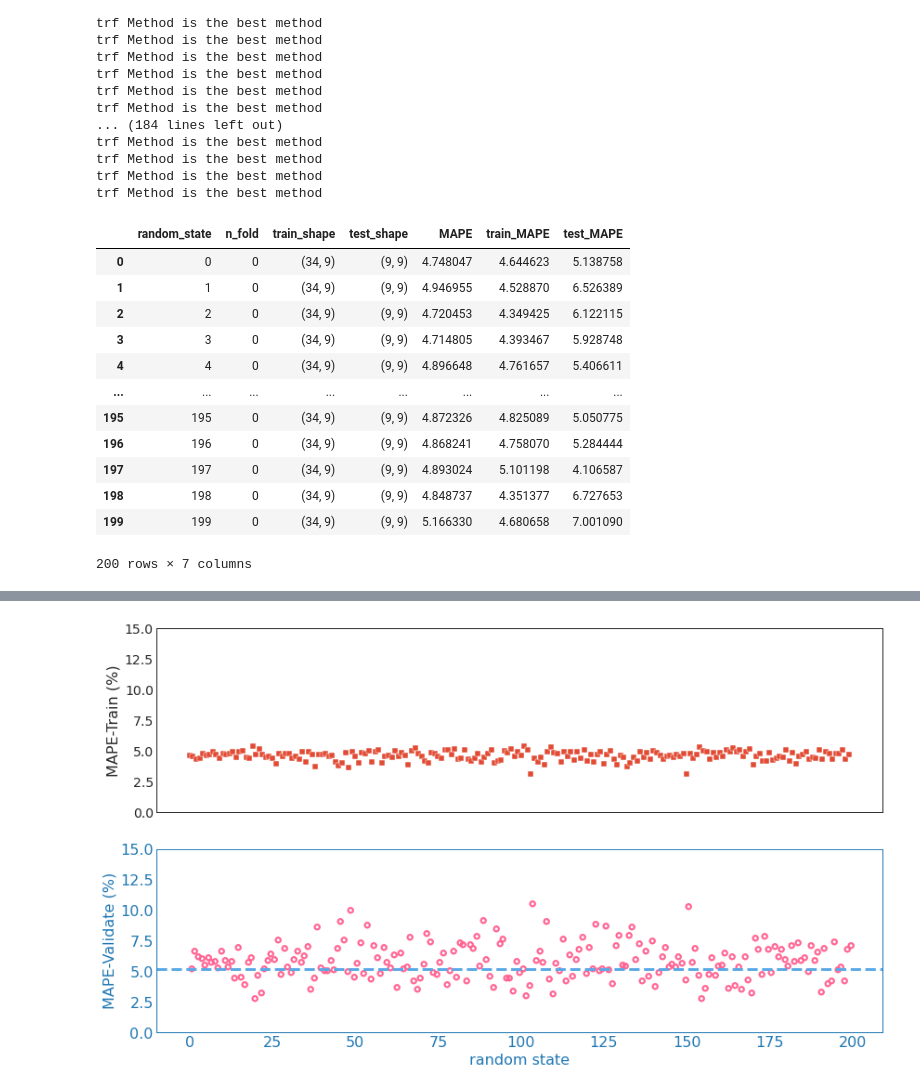
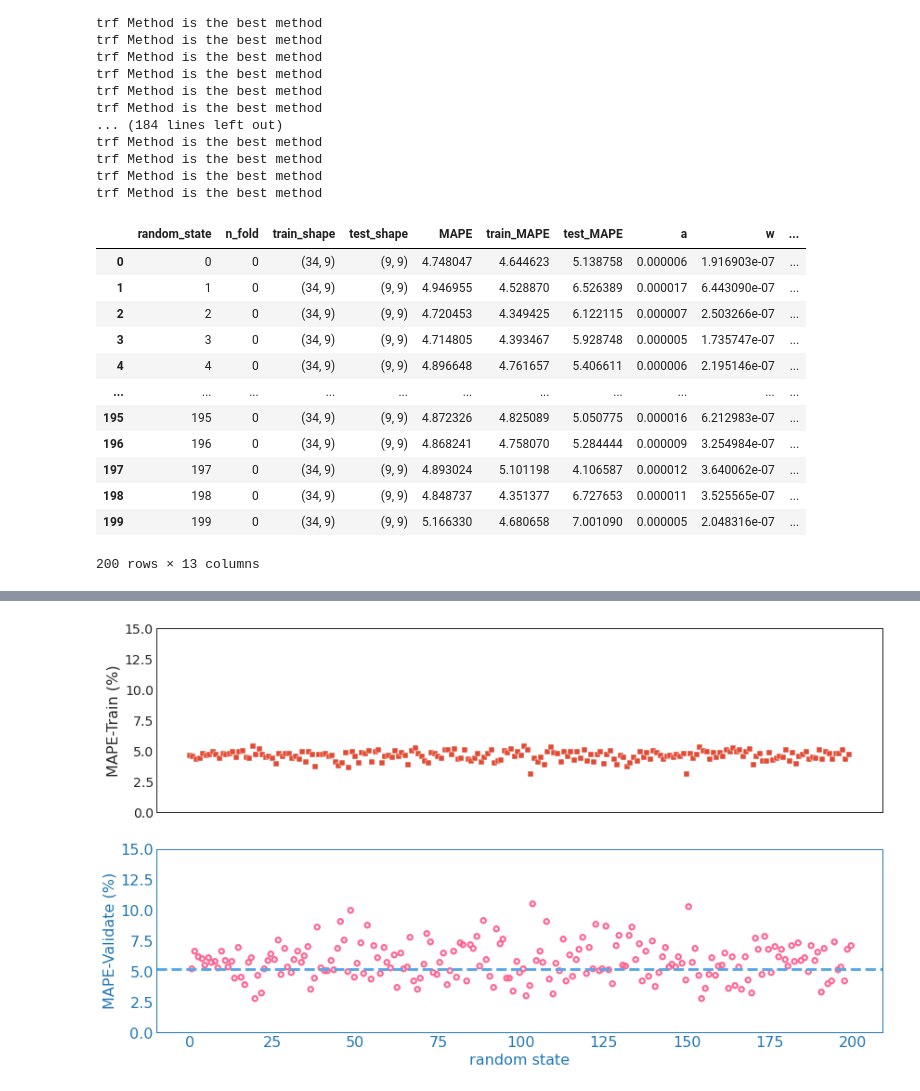
Before and after one commit to ywang1110/Modeling_Triboelectric_Performance, a Jupyter notebook: Absolute_Humidity___SEBS.ipynb, the cells around one changed output, grey strips where cells are left out. Saved outputs shown, nothing was run; the diff lists cells and outputs as text; code cells hidden in the pictures.

```diff
--- a/Absolute_Humidity___SEBS.ipynb
+++ b/Absolute_Humidity___SEBS.ipynb
@@ -526,7 +514,7 @@ def get_scores(n_fold, index, data):
   mape_trf_train = mean_absolute_percentage_error(data_val['ChargeDensity(C/m2)'][0:train.shape[0]], data_val['Predicted(C/m2)'][0:train.shape[0]])
   mape_trf_test = mean_absolute_percentage_error(data_val['ChargeDensity(C/m2)'][train.shape[0]:data_val.shape[0]], data_val['Predicted(C/m2)'][train.shape[0]:data_val.shape[0]])
 
-  return n_fold, train_shape, test_shape, mape_trf, mape_trf_train, mape_trf_test
+  return n_fold, train_shape, test_shape, mape_trf, mape_trf_train, mape_trf_test, a,w,c,m,n,p
 # %%
 max_random_sate = 200
 # %%
@@ -539,12 +527,19 @@ MAPEs = []
 train_MAPEs = []
 test_MAPEs = []
 
+a_list = []
+w_list = []
+c_list = []
+m_list = []
+n_list = []
+p_list = []
+
 
 for random_state in range(max_random_sate):
   index = get_index(random_state, data)
   for n_fold in range(1):
     random_states.append(random_state)
-    n_fold, train_shape, test_shape, MAPE, train_MAPE, test_MAPE = get_scores(n_fold, index, data)
+    n_fold, train_shape, test_shape, MAPE, train_MAPE, test_MAPE,a,w,c,m,n,p = get_scores(n_fold, index, data)
     n_folds.append(n_fold)
     train_shapes.append(train_shape)
     test_shapes.append(test_shape)
@@ -552,6 +547,12 @@ for random_state in range(max_random_sate):
     MAPEs.append(MAPE)
     train_MAPEs.append(train_MAPE)
     test_MAPEs.append(test_MAPE)
+    a_list.append(a)
+    w_list.append(w)
+    c_list.append(c)
+    m_list.append(m)
+    n_list.append(n)
+    p_list.append(p)
 # %% [output]
 trf Method is the best method
 trf Method is the best method
@@ -573,29 +574,36 @@ trf Method is the best method
 # %%
 summary = pd.DataFrame()
 summary['random_state']=random_states
 summary['n_fold']=n_folds
 summary['train_shape'] = train_shapes
 summary['test_shape'] = test_shapes
 
 summary['MAPE'] = MAPEs
 summary['train_MAPE'] = train_MAPEs
 summary['test_MAPE'] = test_MAPEs
+summary['a'] = a_list
+summary['w'] = w_list
+summary['c'] = c_list
+summary['m'] = m_list
+summary['n'] = n_list
+summary['p'] = p_list
+
 
 summary
 # %% [output]
-|  | random_state | n_fold | train_shape | test_shape | MAPE | train_MAPE | test_MAPE |
-| 0 | 0 | 0 | (34, 9) | (9, 9) | 4.748047 | 4.644623 | 5.138758 |
-| 1 | 1 | 0 | (34, 9) | (9, 9) | 4.946955 | 4.528870 | 6.526389 |
-| 2 | 2 | 0 | (34, 9) | (9, 9) | 4.720453 | 4.349425 | 6.122115 |
-| 3 | 3 | 0 | (34, 9) | (9, 9) | 4.714805 | 4.393467 | 5.928748 |
-| 4 | 4 | 0 | (34, 9) | (9, 9) | 4.896648 | 4.761657 | 5.406611 |
-| ... | ... | ... | ... | ... | ... | ... | ... |
-| 195 | 195 | 0 | (34, 9) | (9, 9) | 4.872326 | 4.825089 | 5.050775 |
-| 196 | 196 | 0 | (34, 9) | (9, 9) | 4.868241 | 4.758070 | 5.284444 |
-| 197 | 197 | 0 | (34, 9) | (9, 9) | 4.893024 | 5.101198 | 4.106587 |
-| 198 | 198 | 0 | (34, 9) | (9, 9) | 4.848737 | 4.351377 | 6.727653 |
-| 199 | 199 | 0 | (34, 9) | (9, 9) | 5.166330 | 4.680658 | 7.001090 |
+|  | random_state | n_fold | train_shape | test_shape | MAPE | train_MAPE | test_MAPE | a | w | ... |
+| 0 | 0 | 0 | (34, 9) | (9, 9) | 4.748047 | 4.644623 | 5.138758 | 0.000006 | 1.916903e-07 | ... |
+| 1 | 1 | 0 | (34, 9) | (9, 9) | 4.946955 | 4.528870 | 6.526389 | 0.000017 | 6.443090e-07 | ... |
+| 2 | 2 | 0 | (34, 9) | (9, 9) | 4.720453 | 4.349425 | 6.122115 | 0.000007 | 2.503266e-07 | ... |
+| 3 | 3 | 0 | (34, 9) | (9, 9) | 4.714805 | 4.393467 | 5.928748 | 0.000005 | 1.735747e-07 | ... |
+| 4 | 4 | 0 | (34, 9) | (9, 9) | 4.896648 | 4.761657 | 5.406611 | 0.000006 | 2.195146e-07 | ... |
+| ... | ... | ... | ... | ... | ... | ... | ... | ... | ... | ... |
+| 195 | 195 | 0 | (34, 9) | (9, 9) | 4.872326 | 4.825089 | 5.050775 | 0.000016 | 6.212983e-07 | ... |
+| 196 | 196 | 0 | (34, 9) | (9, 9) | 4.868241 | 4.758070 | 5.284444 | 0.000009 | 3.254984e-07 | ... |
+| 197 | 197 | 0 | (34, 9) | (9, 9) | 4.893024 | 5.101198 | 4.106587 | 0.000012 | 3.640062e-07 | ... |
+| 198 | 198 | 0 | (34, 9) | (9, 9) | 4.848737 | 4.351377 | 6.727653 | 0.000011 | 3.525565e-07 | ... |
+| 199 | 199 | 0 | (34, 9) | (9, 9) | 5.166330 | 4.680658 | 7.001090 | 0.000005 | 2.048316e-07 | ... |
-200 rows × 7 columns
+200 rows × 13 columns
 # %%
 summary.describe()
 # %% [output]
```
Also changed, not shown: parts of 4 cells of this notebook.
